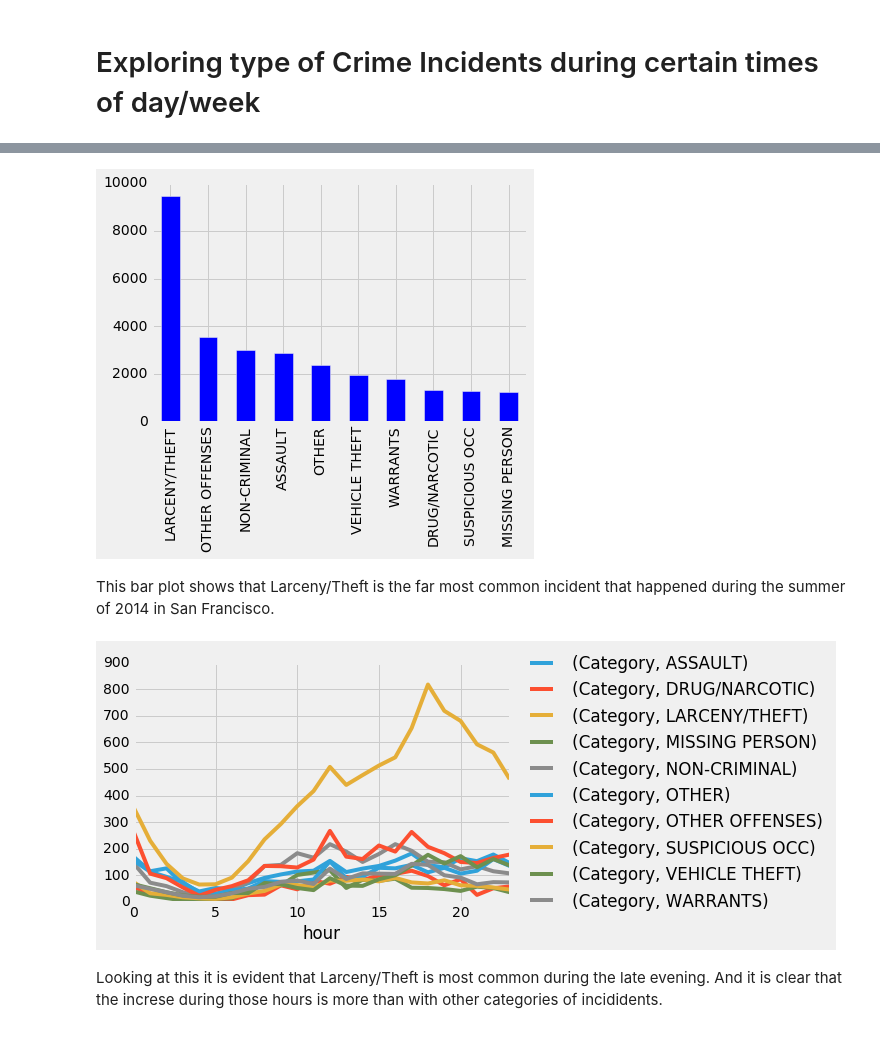
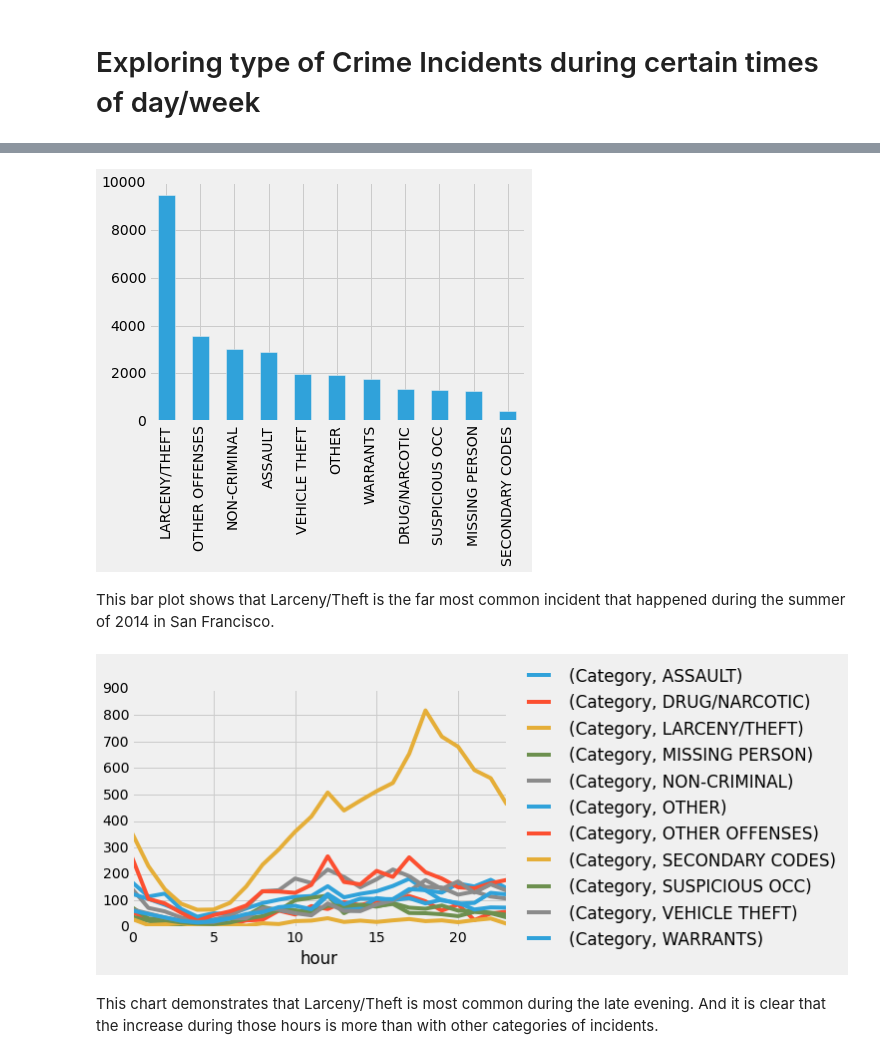
Before and after one commit to baldur/crime_analytics_assignment, a Jupyter notebook: sf_summer_2014.ipynb, the cells around one changed output, grey strips where cells are left out. Drawn from its saved outputs; the diff is of its cells as text; code cells hidden in the pictures.

```diff
--- a/sf_summer_2014.ipynb
+++ b/sf_summer_2014.ipynb
@@ -5,15 +26,9 @@ Looking at San Francisco insidents summer 2014 to see if there is a pattern to f
 # %%
-%matplotlib inline
-import pandas as pd
-import numpy as np
-import matplotlib.pyplot as plt
-import datetime as dt
-df = pd.read_csv('sanfrancisco_incidents_summer_2014.csv')
 df['hour'] = df['Time'].apply(lambda x: int(x.split(':')[0]))
-df['month'] = df['Date'].apply(lambda x: int(x.split('/')[0]))
+# df['month'] = df['Date'].apply(lambda x: int(x.split('/')[0]))
+# reversing days for display
 days = df.DayOfWeek.unique()[::-1]
 df['day_number'] = df['DayOfWeek'].apply(lambda x: np.where(days==x)[0][0])
 categories=df.Category.unique()
 df['category_id'] = df['Category'].apply(lambda x: np.where(categories==x)[0][0])
-print plt.style.available
 plt.style.use('fivethirtyeight')
@@ -51,12 +64,12 @@ To decide what category to look at it would be helpful to see the distrobution o
 # %%
 df['Category_cat'] = df['Category'].astype('category')
 counts = df['Category_cat'].value_counts()
 count_df = counts.to_frame()
-df['category_limited'] = df['Category'].apply(lambda x: x if count_df.loc[x][0][0] > 500 else 'OTHER')
+df['category_limited'] = df['Category'].apply(lambda x: x if count_df.loc[x][0][0] > 400 else 'OTHER')
 df['category_limited'].astype('category').value_counts().plot(kind='bar')
 plt.show()
 # %% [output]
-[figure, old version]
+[figure, new version]
 # %% [markdown]
 This bar plot shows that Larceny/Theft is the far most common incident that happened during the summer of 2014 in San Francisco.
 # %%
@@ -65,9 +78,9 @@ table = subset.groupby(['hour', 'category_limited']).count().unstack()
 table.plot().legend(loc='center left', bbox_to_anchor=(1, 0.5))
 plt.show()
 # %% [output]
-[figure, old version]
+[figure, new version]
 # %% [markdown]
-Looking at this it is evident that Larceny/Theft is most common during the late evening. And it is clear that the increse during those hours is more than with other categories of incididents.
+This chart demonstrates that Larceny/Theft is most common during the late evening. And it is clear that the increase during those hours is more than with other categories of incidents.
 # %%
 subset = df[['hour','Category']]
 larceny_theft = subset[(subset['Category'] == 'LARCENY/THEFT')]
```
Also changed, not shown: parts of 18 cells of this notebook.
